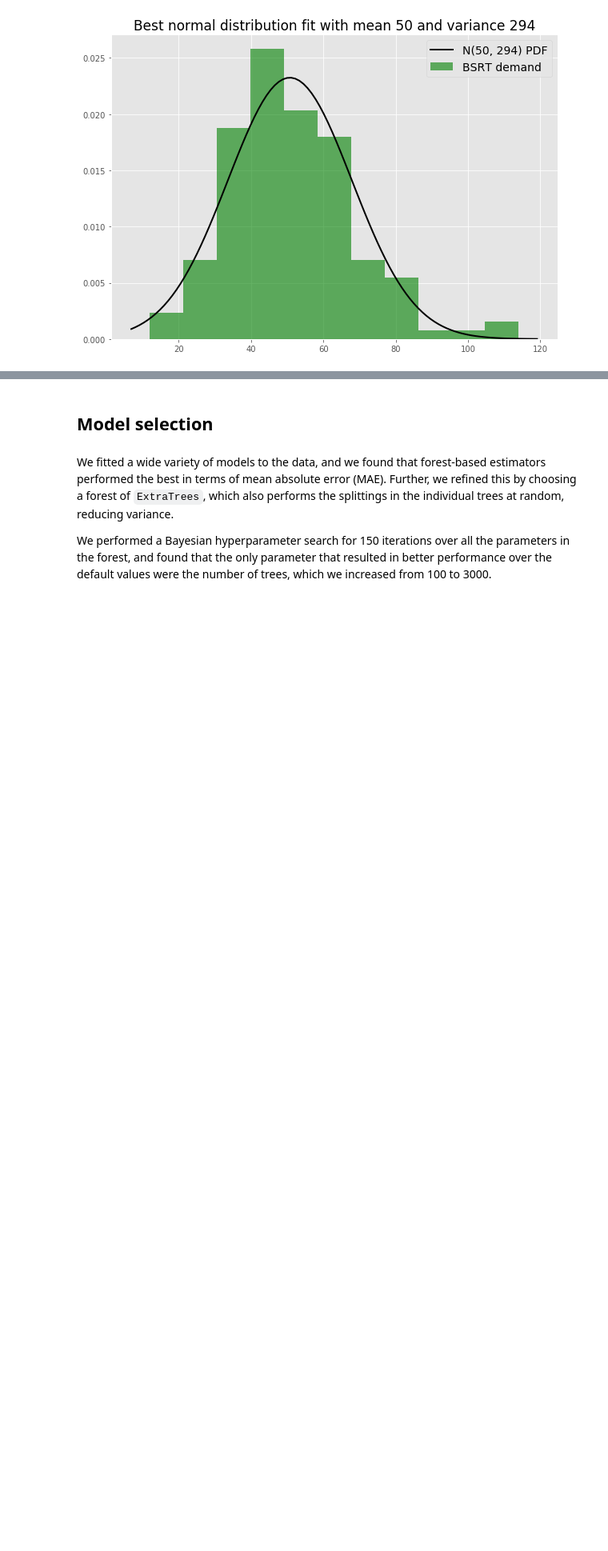
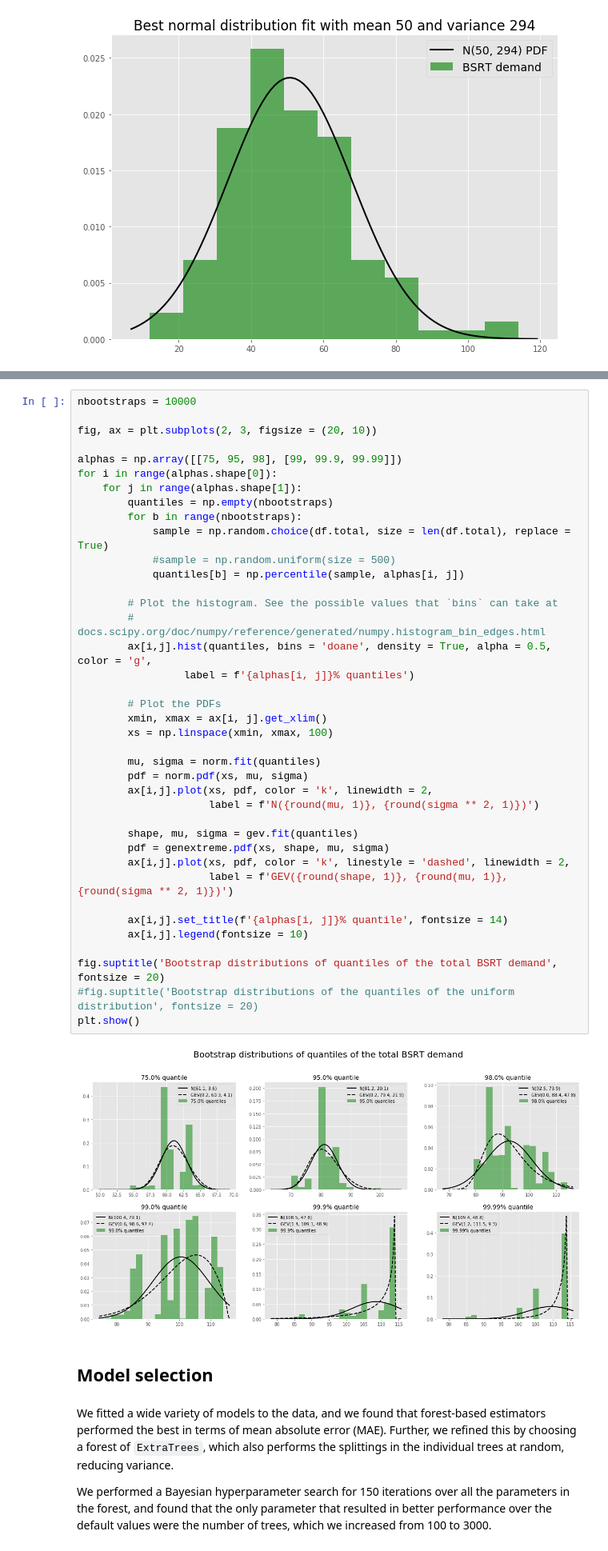
Before and after one commit to souper-streetwise/predictive-model, a Jupyter notebook: src/data_analysis.ipynb, the cells around one changed output, grey strips where cells are left out. Shown: that part at 80% size. Drawn from its saved outputs; the diff is of its cells as text; blank space fills up the shorter version.

Commit message:
feat: Add quantile analysis

```diff
--- a/src/data_analysis.ipynb
+++ b/src/data_analysis.ipynb
@@ -118,3 +120,44 @@ plt.show()
+# %%
+nbootstraps = 10000
+
+fig, ax = plt.subplots(2, 3, figsize = (20, 10))
+
+alphas = np.array([[75, 95, 98], [99, 99.9, 99.99]])
+for i in range(alphas.shape[0]):
+    for j in range(alphas.shape[1]):
+        quantiles = np.empty(nbootstraps)
+        for b in range(nbootstraps):
+            sample = np.random.choice(df.total, size = len(df.total), replace = True)
+            #sample = np.random.uniform(size = 500)
+            quantiles[b] = np.percentile(sample, alphas[i, j])
+
+        # Plot the histogram. See the possible values that `bins` can take at
+        # docs.scipy.org/doc/numpy/reference/generated/numpy.histogram_bin_edges.html
+        ax[i,j].hist(quantiles, bins = 'doane', density = True, alpha = 0.5, color = 'g',
+                 label = f'{alphas[i, j]}% quantiles')
+
+        # Plot the PDFs
+        xmin, xmax = ax[i, j].get_xlim()
+        xs = np.linspace(xmin, xmax, 100)
+
+        mu, sigma = norm.fit(quantiles)
+        pdf = norm.pdf(xs, mu, sigma)
+        ax[i,j].plot(xs, pdf, color = 'k', linewidth = 2,
+                     label = f'N({round(mu, 1)}, {round(sigma ** 2, 1)})')
+
+        shape, mu, sigma = gev.fit(quantiles)
+        pdf = genextreme.pdf(xs, shape, mu, sigma)
+        ax[i,j].plot(xs, pdf, color = 'k', linestyle = 'dashed', linewidth = 2,
+                     label = f'GEV({round(shape, 1)}, {round(mu, 1)}, {round(sigma ** 2, 1)})')
+
+        ax[i,j].set_title(f'{alphas[i, j]}% quantile', fontsize = 14)
+        ax[i,j].legend(fontsize = 10)
+
+fig.suptitle('Bootstrap distributions of quantiles of the total BSRT demand', fontsize = 20)
+#fig.suptitle('Bootstrap distributions of the quantiles of the uniform distribution', fontsize = 20)
+plt.show()
+# %% [output]
+[figure, added]
 # %% [markdown]
 ## Model selection
 # %% [markdown]
```
Also changed, not shown: parts of 10 cells of this notebook.
